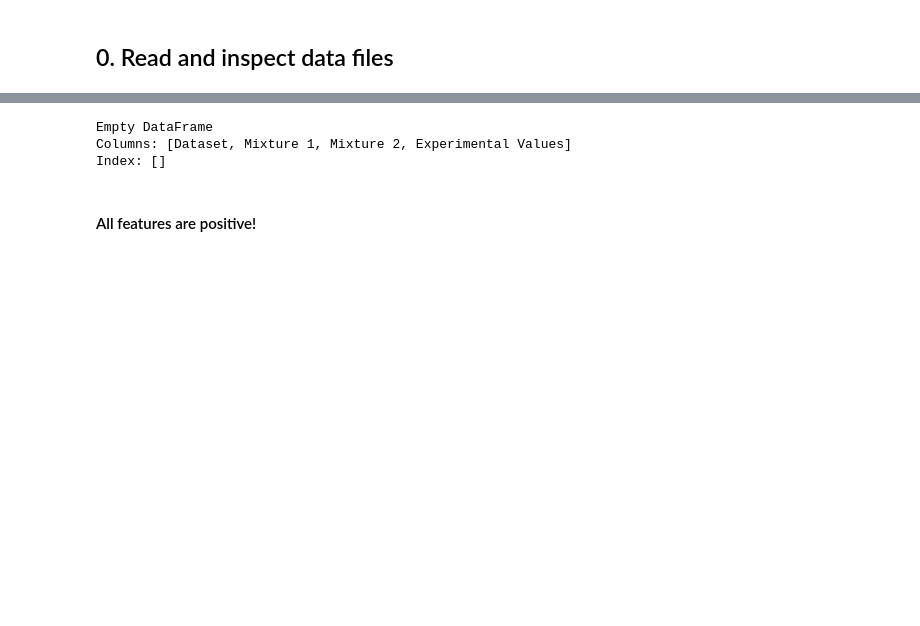
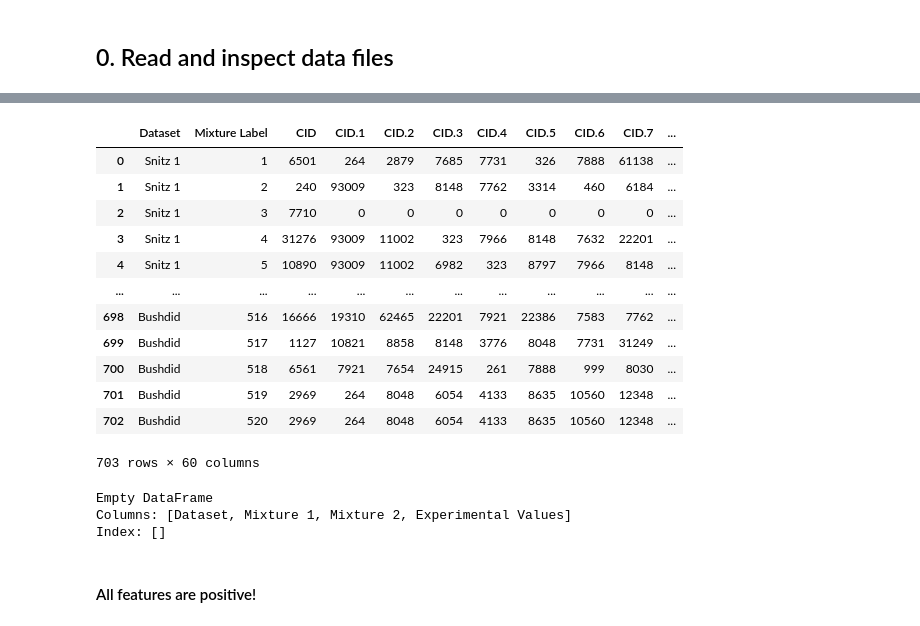
Before and after one commit to cici-xingyu-zheng/Dream2024, a Jupyter notebook: Notebooks/Deepnose_standard_log_visualize.ipynb, the cells around one changed output, grey strips where cells are left out. Cells and saved outputs as stored; diff of their text form; code cells hidden in the pictures; blank space fills up the shorter version.

```diff
--- a/RF_starting_logging_log_visualize.ipynb
+++ b/Notebooks/Deepnose_standard_log_visualize.ipynb
@@ -19,7 +27,7 @@ sns.set_style('ticks')
 # %% [markdown]
 ## 0. Read and inspect data files
 # %%
-input_path = 'Data'
+input_path = '../Data'
 
 feature_file = 'deepnose_features.npy'
 CID_file = 'molecules_train_cid.npy'
@@ -38,3 +62,19 @@ features_CIDs = np.load(os.path.join(input_path, CID_file))
+# %%
+mixtures_IDs
+# %% [output]
+|  | Dataset | Mixture Label | CID | CID.1 | CID.2 | CID.3 | CID.4 | CID.5 | CID.6 | CID.7 | ... |
+| 0 | Snitz 1 | 1 | 6501 | 264 | 2879 | 7685 | 7731 | 326 | 7888 | 61138 | ... |
+| 1 | Snitz 1 | 2 | 240 | 93009 | 323 | 8148 | 7762 | 3314 | 460 | 6184 | ... |
+| 2 | Snitz 1 | 3 | 7710 | 0 | 0 | 0 | 0 | 0 | 0 | 0 | ... |
+| 3 | Snitz 1 | 4 | 31276 | 93009 | 11002 | 323 | 7966 | 8148 | 7632 | 22201 | ... |
+| 4 | Snitz 1 | 5 | 10890 | 93009 | 11002 | 6982 | 323 | 8797 | 7966 | 8148 | ... |
+| ... | ... | ... | ... | ... | ... | ... | ... | ... | ... | ... | ... |
+| 698 | Bushdid | 516 | 16666 | 19310 | 62465 | 22201 | 7921 | 22386 | 7583 | 7762 | ... |
+| 699 | Bushdid | 517 | 1127 | 10821 | 8858 | 8148 | 3776 | 8048 | 7731 | 31249 | ... |
+| 700 | Bushdid | 518 | 6561 | 7921 | 7654 | 24915 | 261 | 7888 | 999 | 8030 | ... |
+| 701 | Bushdid | 519 | 2969 | 264 | 8048 | 6054 | 4133 | 8635 | 10560 | 12348 | ... |
+| 702 | Bushdid | 520 | 2969 | 264 | 8048 | 6054 | 4133 | 8635 | 10560 | 12348 | ... |
+703 rows × 60 columns
 # %%
 same_rows = training_set[training_set['Mixture 1'] == training_set['Mixture 2']]
 # %%
```
Also changed, not shown: parts of 4 cells of this notebook, 18 other files.
